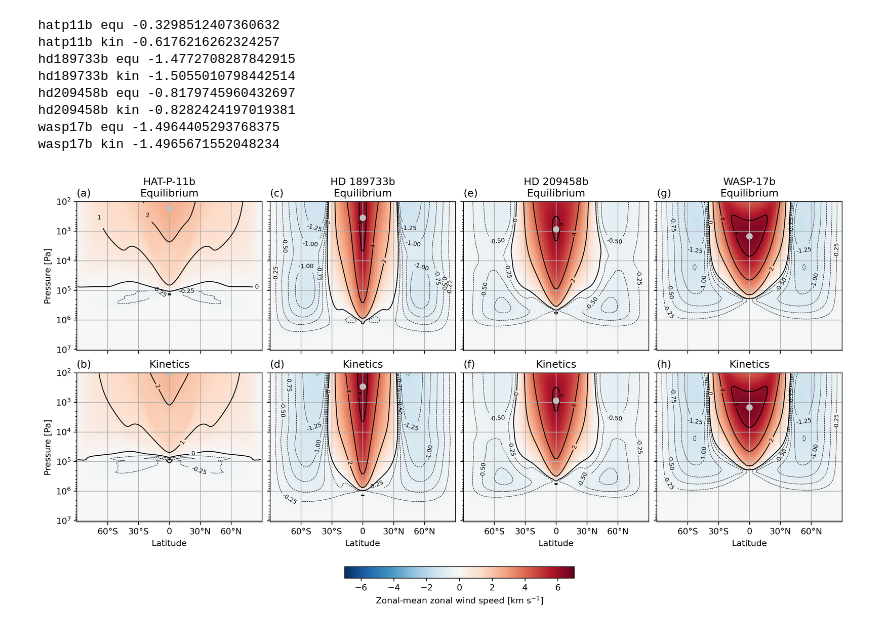
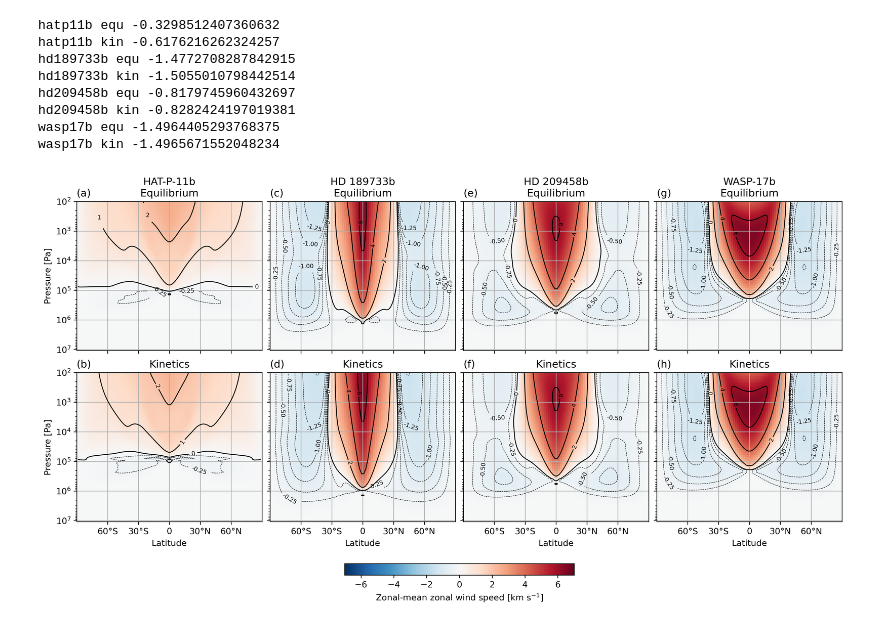
Before and after one commit to mzamyatina/signatures_of_wind_driven_chemistry_on_hot_jupiters, a Jupyter notebook: plt_znl_mean_u_on_plevs.ipynb, the cells around one changed output. Drawn from its saved outputs; the diff is of its cells as text; code cells hidden in the pictures.

Commit message:
don't plot max wind location

```diff
--- a/plt_znl_mean_u_on_plevs.ipynb
+++ b/plt_znl_mean_u_on_plevs.ipynb
@@ -21,7 +21,7 @@ warnings.filterwarnings("ignore", module="aeolus")
 use_paper_style()
 # %%
 # Parameters
-metallicity = "solar"
+metallicity = "1x solar"
 t0 = 80  # 80th slice of 10-day-frequency output, i.e. 800 day
 tgt_plevs = np.logspace(7, 2, 65)  # target pressure levels
 # %%
@@ -32,7 +32,7 @@ for planet in PLANETS.keys():
         vrbls[planet][exp] = {}
         # Find data
         fpath = SUITES[planet][exp][metallicity]["dir_for_merged"]
-        fname = f"{SUITES[planet][exp][metallicity]['suite']}.nc"
+        fname = f"{SUITES[planet][exp][metallicity]['rose_suite']}.nc"
         # Load variables
         u = iris.load_cube(str(fpath / fname), um.u)[t0:, ...]
         pres = iris.load_cube(str(fpath / fname), um.pres)[-1, ...]
@@ -135,40 +135,40 @@ for planet, axcol in zip(PLANETS.keys(), axes.T):
             levels=[l for l in np.arange(-2, 0.25, 0.25) if l != 0.0],
             colors="k",
             linewidths=0.5,
         )
         ax.clabel(p1, p1.levels, inline=True, fmt="%.0f", fontsize="x-small")
         ax.clabel(p2, p2.levels, inline=True, fmt="%.2f", fontsize="x-small")
         # Add grid
         ax.grid()
         # Add max zonal-mean zonal wind speed location
-        ax.plot(
-            abs(lats_coord.points[max_u_y]) - 1,
-            pres_coord.points[max_u_z],
-            marker=".",
-            color="silver",
-            markersize=10,
-            markeredgewidth=2.5,
-        )
+#         ax.plot(
+#             abs(lats_coord.points[max_u_y]) - 1,
+#             pres_coord.points[max_u_z],
+#             marker=".",
+#             color="silver",
+#             markersize=10,
+#             markeredgewidth=2.5,
+#         )
         # Common
         ax.set_yscale("log")
         ax.set_xticks([-60, -30, 0, 30, 60])
         ax.set_xticklabels(["60°S", "30°S", "0", "30°N", "60°N"])
         ax.set_title(f"({next(iletters)})", loc="left")
         if ax.get_subplotspec().is_first_row():
             ax.set_title(f"{PLANETS[planet]['tex']}\n{exp.capitalize()}", loc="center")
         if ax.get_subplotspec().is_last_row():
             ax.set_title(f"{exp.capitalize()}", loc="center")
             ax.set_xlabel("Latitude")
         if ax.get_subplotspec().is_first_col():
             ax.set_ylabel("Pressure [Pa]")
 fig.colorbar(
     p0,
     ax=axes,
     label="Zonal-mean zonal wind speed [km $s^{-1}$]",
     orientation="horizontal",
     shrink=0.3,
 )
-figname = "u_znl_mean_w_contour_grid_maxloc.png"  # _w_contour_grid_maxloc
+figname = "u_znl_mean_w_contour_grid.png"  # _w_contour_grid_maxloc
 fig.savefig(path_to_results / "circulation" / figname)
 # %% [output]
-[figure, old version]
+[figure, new version]
```
